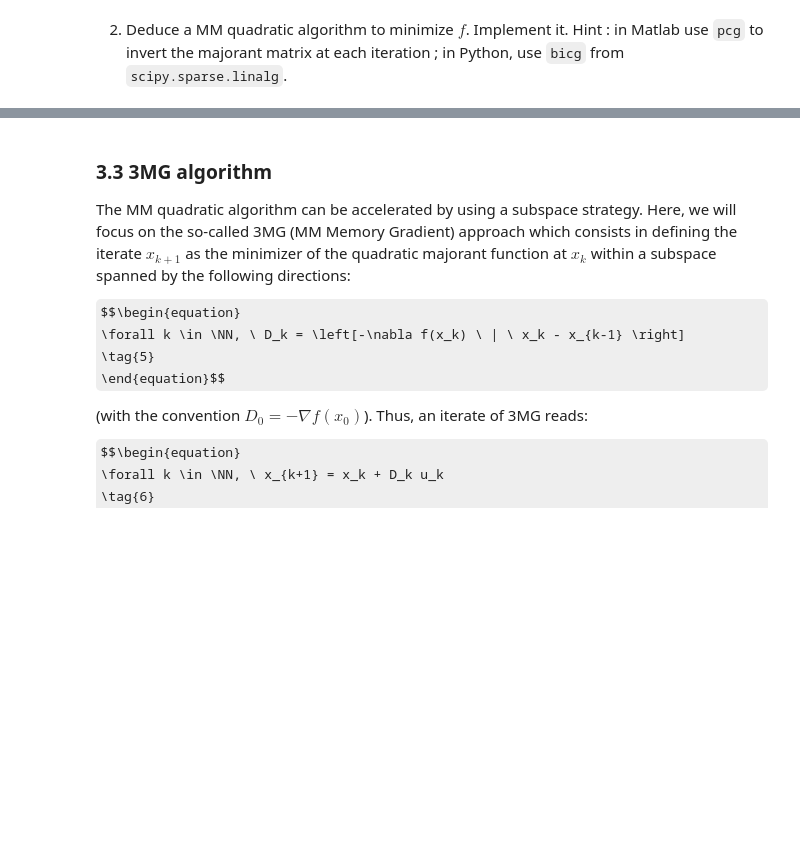
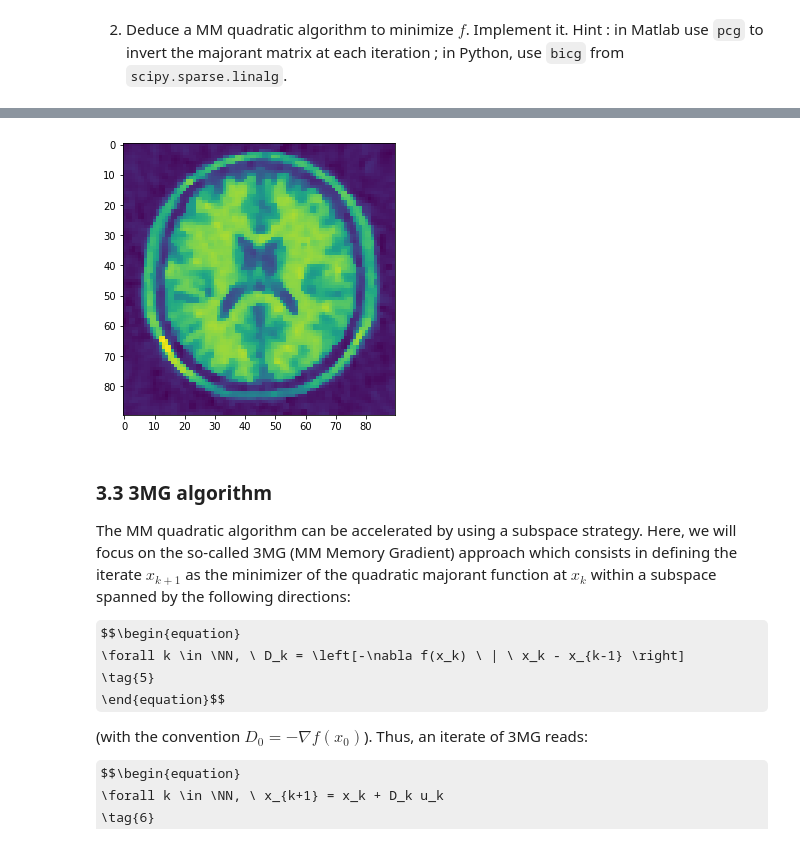
Before and after one commit to aRI0U/MVA-LSD_TPs, a Jupyter notebook: LSD_TPn3_Lichtle_Riou_SanRoman.ipynb, the cells around one changed output, grey strips where cells are left out. Saved outputs shown, nothing was run; the diff lists cells and outputs as text; code cells hidden in the pictures; some formulas as TeX source; blank space fills up the shorter version.

```diff
--- a/LSD_TPn3_Lichtle_Riou_SanRoman.ipynb
+++ b/LSD_TPn3_Lichtle_Riou_SanRoman.ipynb
@@ -245,15 +240,39 @@ Hint : in Matlab, use `spdiags` to create a sparse diagonal matrix; in Python, u
+# %%
+HtH = H.T @ H
+coef = lbda / (delta ** 2)
+
+def curvature(x, v):
+    return HtH @ v + coef * (G.T @ (scipy.sparse.diags(1 / psi(G @ x)).tocsc() @ (G @ v)))
+
+def curvature_t(x, v):
+    return HtH.T @ v + coef * (G.T @ (scipy.sparse.diags(1 / psi(G @ x)).tocsc() @ (G @ v)))
+
+def A(x):
+    diag = scipy.sparse.diags(1 / psi(G @ x)).tocsc()
+
+    def curvature(v):
+        return HtH @ v + coef * (G.T @ (diag @ (G @ v)))
+    def curvature_t(v):
+        return HtH.T @ v + coef * (G.T @ (diag @ (G @ v)))
+
+    return linalg.LinearOperator((N, N), matvec=curvature, rmatvec=curvature_t)
 # %% [markdown]
 2. Deduce a MM quadratic algorithm to minimize $f$. Implement it.
 Hint : in Matlab use `pcg` to invert the majorant matrix at each iteration ; in Python, use `bicg` from `scipy.sparse.linalg`.
 # %%
-# TODO test with adjoint
-def MM_quadratic(x0, f, grad_f, adjoint_f, n_iters=1000, lr=1e-5):
+def MM_quadratic(x0, f, grad_f, A, n_iters=int(1e5), threshold=1e-2, lr=0.3):
+    fx_lst = [f(x0)]
     x = np.copy(x0)
     for k in range(n_iters):
-        # todo with spicy.sparse.linalg.bicg?
-        x -= lr * scipy.sparse.linalg.inv(adjoint_f(x)) @ grad_f(x)
-        if k % (n_iters // 10) == 0 or k == n_iters - 1:
-            print("iter {}/{}:\tf(x) = {:.3f}".format(k + 1, n_iters, f(x)))
-    return x
-
-# x_mmq = MM_quadratic(x0, f, grad_f, lambda x: scipy.sparse.linalg.LinearOperator(H.T @ H))
+        x -= lr * linalg.bicg(A(x), grad_f(x))[0]
+        fx_lst.append(f(x))
+        norm_grad_f = np.linalg.norm(grad_f(x))
+        stopping = norm_grad_f <= threshold
+        if k % 20 == 0 or k == n_iters-1 or stopping:
+            print("iter={} \tf(x)={:.3f}\t||∇f(x)||={:.3f}".format(k + 1, f(x), norm_grad_f))
+        if stopping:
+            print("stopping criterion reached, stopping now")
+            break
+    return x, fx_lst
+# %%
+x_mmq, fx_mmq = MM_quadratic(x0, f, grad_f, A)
@@ -260,3 +293,8 @@ def MM_quadratic(x0, f, grad_f, adjoint_f, n_iters=1000, lr=1e-5):
+# %%
+plt.imshow(x_mmq.reshape(90,90, order='F'))
+plt.show()
+# %% [output]
+[figure, added]
 # %% [markdown]
 ### 3.3 3MG algorithm
 
```
Also changed, not shown: parts of 20 cells of this notebook, 2 other files.
